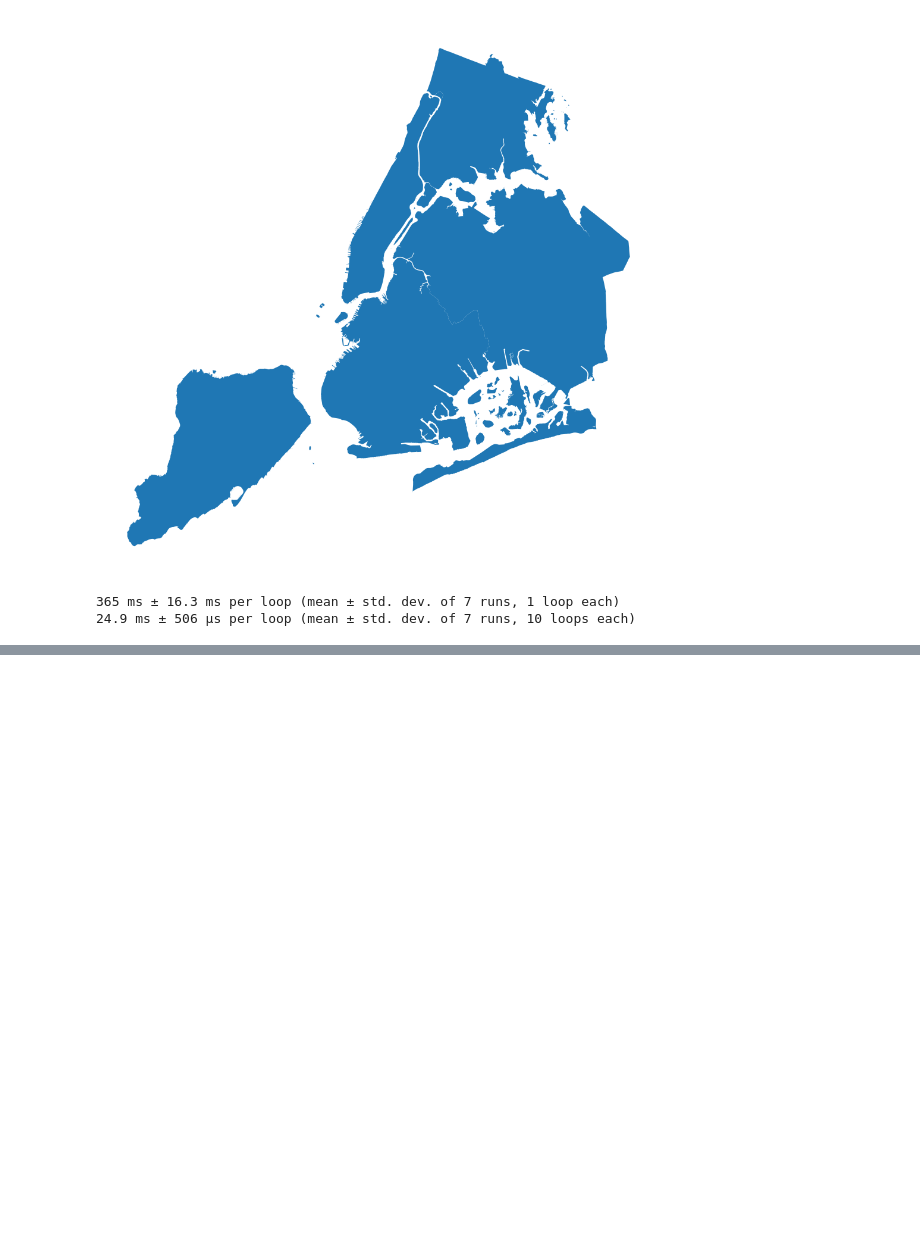
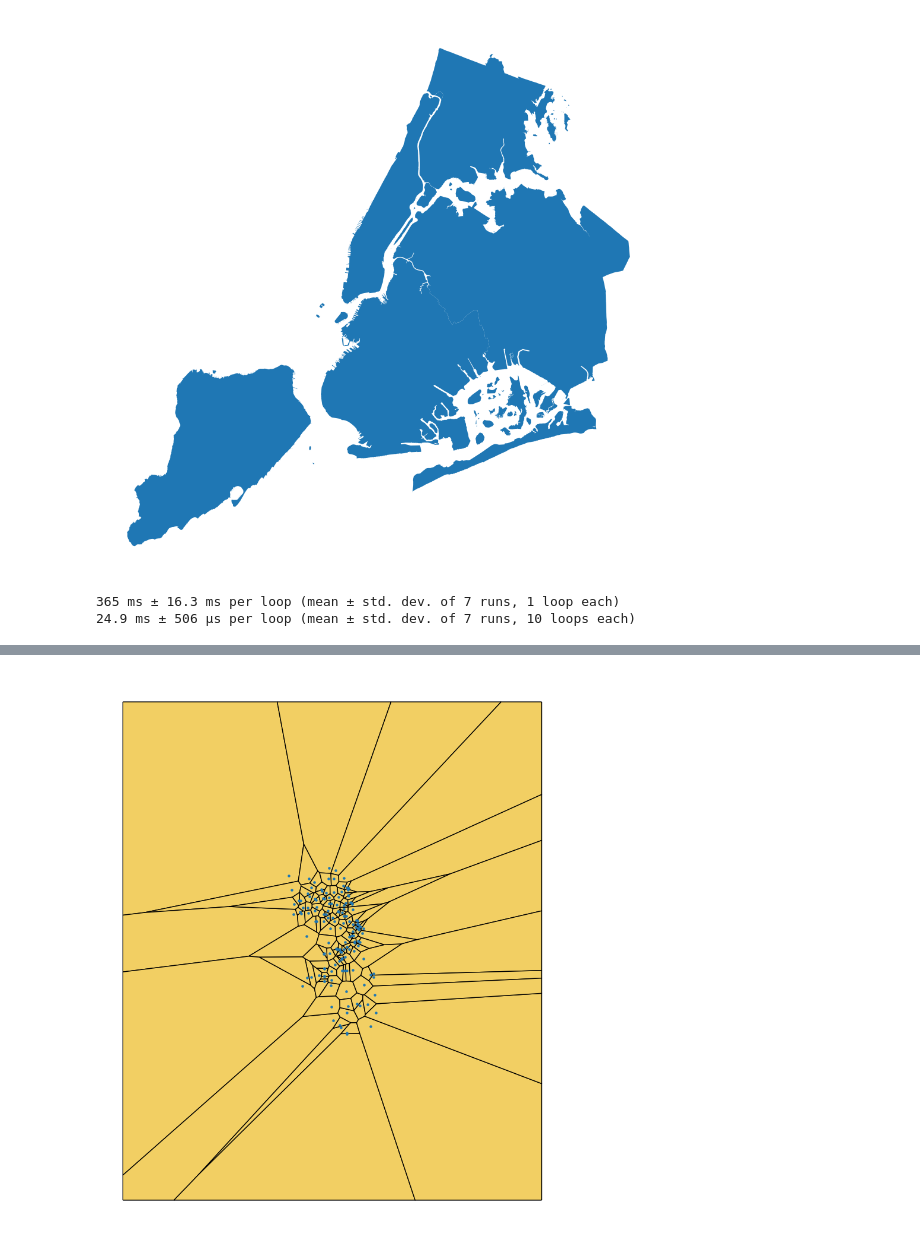
Before and after one commit to martinfleis/geopandas-one-workshop, a Jupyter notebook: GeoPython2024.ipynb, the cells around one changed output, grey strips where cells are left out. Drawn from its saved outputs; the diff is of its cells as text; code cells hidden in the pictures; blank space fills up the shorter version.

Commit message:
delaunay and voronoi

```diff
--- a/GeoPython2024.ipynb
+++ b/GeoPython2024.ipynb
@@ -183,0 +200,3 @@ boroughs.plot(figsize=(12, 12)).set_axis_off()
+# %%
+voronoi = groceries.voronoi_polygons()
+voronoi
@@ -183,0 +216,6 @@ boroughs.plot(figsize=(12, 12)).set_axis_off()
+# %%
+ax = voronoi.plot(color="#F2CF63", figsize=(12, 12), edgecolor="k")
+groceries.plot(ax=ax, markersize=5)
+ax.set_axis_off()
+# %% [output]
+[figure, added]
```
Also changed, not shown: parts of 14 cells of this notebook.
